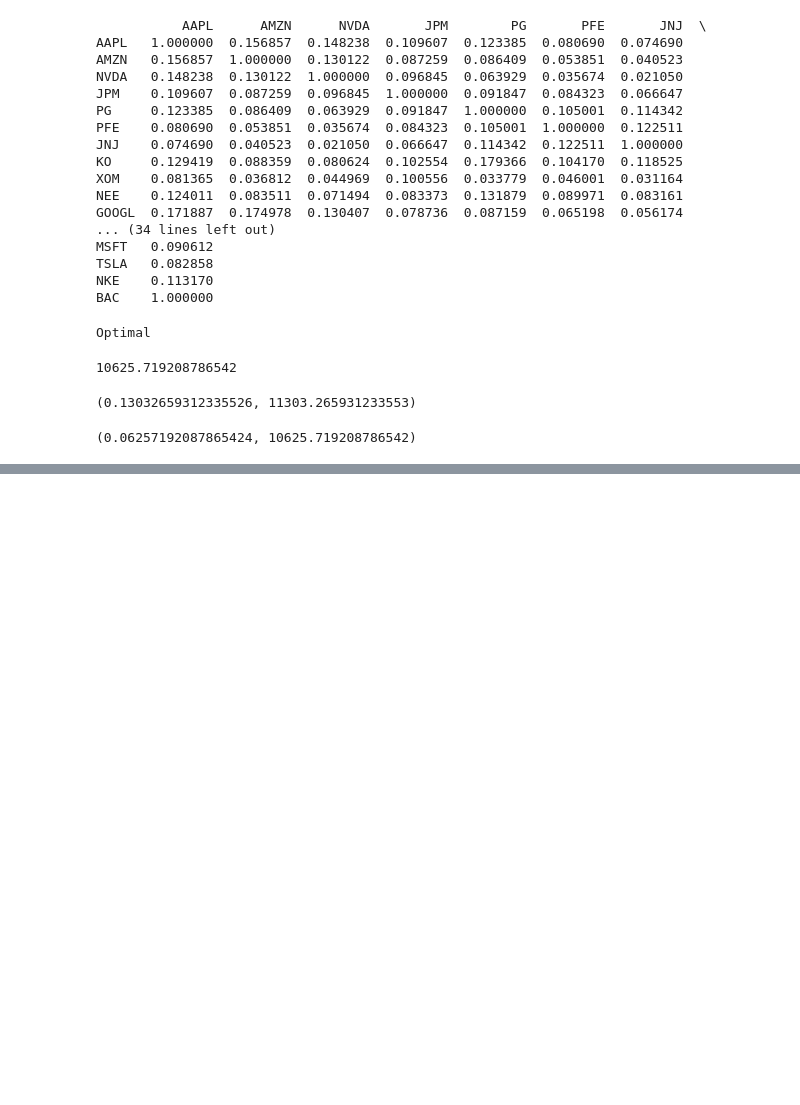
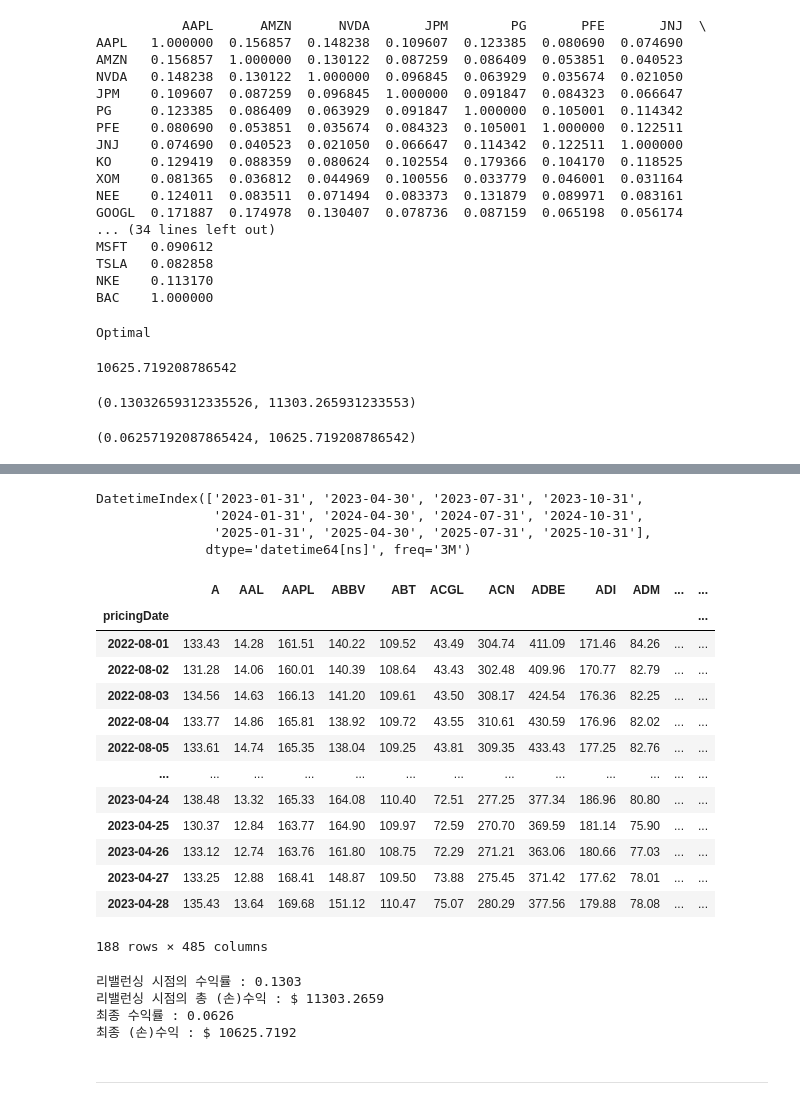
Before and after one commit to FELAB-KHU/S-PQuantTeam01, a Jupyter notebook: Jiyoung/1124/EPO_rebalancing.ipynb, the cells around one changed output, grey strips where cells are left out. Saved outputs shown, nothing was run; the diff lists cells and outputs as text; code cells hidden in the pictures; blank space fills up the shorter version.

```diff
--- a/Jiyoung/1124/EPO_rebalancing.ipynb
+++ b/Jiyoung/1124/EPO_rebalancing.ipynb
@@ -465,0 +468,41 @@ array([ 1.92641211,  5.13359309,  1.68697814,  4.2332273 ,  4.58506146,
+# %%
+date_sequence = pd.date_range(start='2023-01-01', end='2027-01-10', freq='3M')
+date_sequence
+# %% [output]
+DatetimeIndex(['2023-01-31', '2023-04-30', '2023-07-31', '2023-10-31',
+               '2024-01-31', '2024-04-30', '2024-07-31', '2024-10-31',
+               '2025-01-31', '2025-04-30', '2025-07-31', '2025-10-31'],
+              dtype='datetime64[ns]', freq='3M')
+# %%
+start = pd.to_datetime('2023-07-31')
+before = start - pd.DateOffset(years=1) + pd.DateOffset(days = 1)
+before
+mkt_in[before:start]
+# %% [output]
+|  | A | AAL | AAPL | ABBV | ABT | ACGL | ACN | ADBE | ADI | ADM | ... | ... |
+| pricingDate |  |  |  |  |  |  |  |  |  |  |  | ... |
+| 2022-08-01 | 133.43 | 14.28 | 161.51 | 140.22 | 109.52 | 43.49 | 304.74 | 411.09 | 171.46 | 84.26 | ... | ... |
+| 2022-08-02 | 131.28 | 14.06 | 160.01 | 140.39 | 108.64 | 43.43 | 302.48 | 409.96 | 170.77 | 82.79 | ... | ... |
+| 2022-08-03 | 134.56 | 14.63 | 166.13 | 141.20 | 109.61 | 43.50 | 308.17 | 424.54 | 176.36 | 82.25 | ... | ... |
+| 2022-08-04 | 133.77 | 14.86 | 165.81 | 138.92 | 109.72 | 43.55 | 310.61 | 430.59 | 176.96 | 82.02 | ... | ... |
+| 2022-08-05 | 133.61 | 14.74 | 165.35 | 138.04 | 109.25 | 43.81 | 309.35 | 433.43 | 177.25 | 82.76 | ... | ... |
+| ... | ... | ... | ... | ... | ... | ... | ... | ... | ... | ... | ... | ... |
+| 2023-04-24 | 138.48 | 13.32 | 165.33 | 164.08 | 110.40 | 72.51 | 277.25 | 377.34 | 186.96 | 80.80 | ... | ... |
+| 2023-04-25 | 130.37 | 12.84 | 163.77 | 164.90 | 109.97 | 72.59 | 270.70 | 369.59 | 181.14 | 75.90 | ... | ... |
+| 2023-04-26 | 133.12 | 12.74 | 163.76 | 161.80 | 108.75 | 72.29 | 271.21 | 363.06 | 180.66 | 77.03 | ... | ... |
+| 2023-04-27 | 133.25 | 12.88 | 168.41 | 148.87 | 109.50 | 73.88 | 275.45 | 371.42 | 177.62 | 78.01 | ... | ... |
+| 2023-04-28 | 135.43 | 13.64 | 169.68 | 151.12 | 110.47 | 75.07 | 280.29 | 377.56 | 179.88 | 78.08 | ... | ... |
+188 rows × 485 columns
+# %%
+print('리밸런싱 시점의 수익률 :', ret_3m.round(4))
+print('리밸런싱 시점의 총 (손)수익 : $', total_ret_3m.round(4))
+
+print('최종 수익률 :', ret_rebal_3m.round(4))
+print('최종 (손)수익 : $', total_ret_rebal_3m.round(4))
+# %% [output]
+리밸런싱 시점의 수익률 : 0.1303
+리밸런싱 시점의 총 (손)수익 : $ 11303.2659
+최종 수익률 : 0.0626
+최종 (손)수익 : $ 10625.7192
+# %% [markdown]
+-----------------
```
Also changed, not shown: parts of 10 cells of this notebook.
